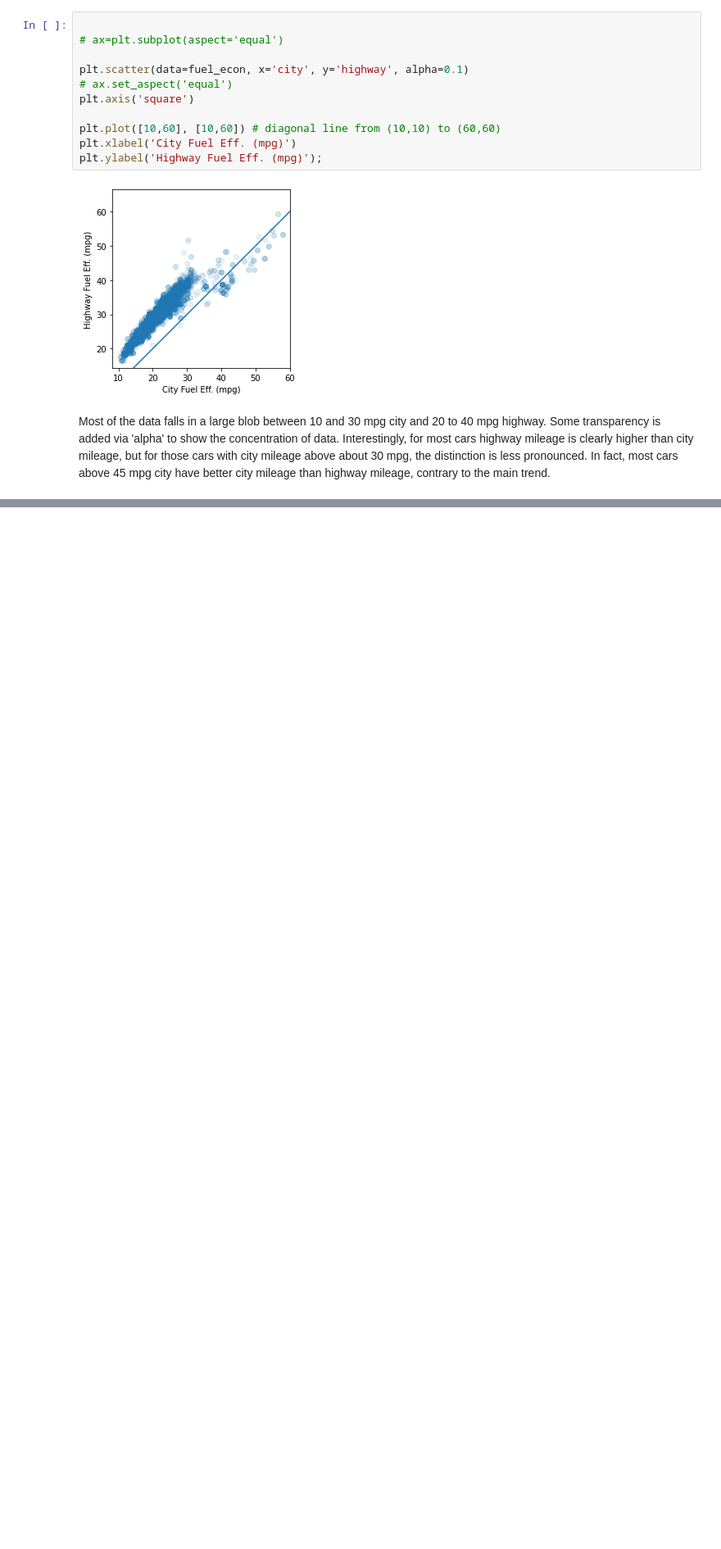
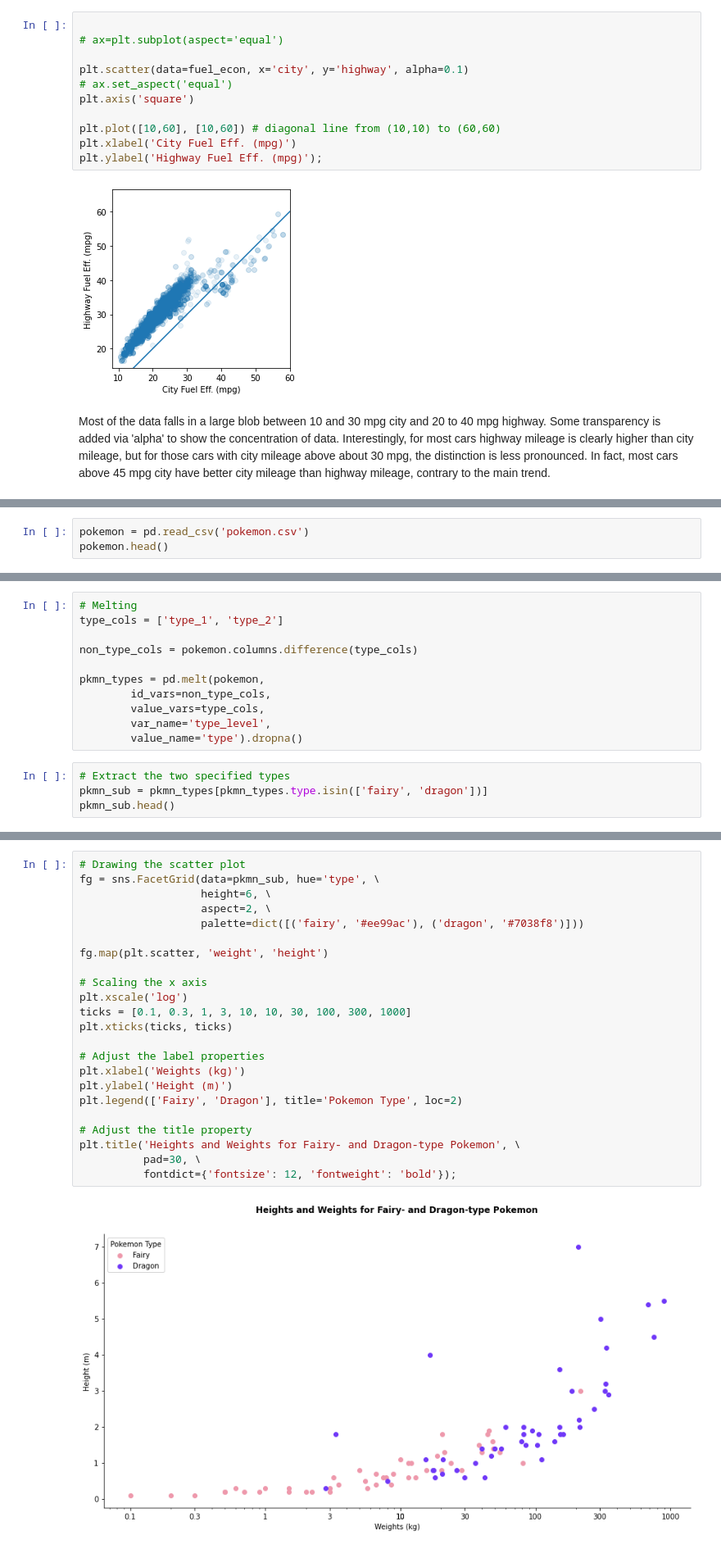
Before and after one commit to Alex-YuZ/Data-Visualization, a Jupyter notebook: Scatter_Plot.ipynb, the cells around one changed output, grey strips where cells are left out. Shown at 82% size. Saved outputs shown, nothing was run; the diff lists cells and outputs as text; blank space fills up the shorter version.

Commit message:
feat: Add demo on graph polishing

```diff
--- a/Scatter_Plot.ipynb
+++ b/Scatter_Plot.ipynb
@@ -186,0 +193,3 @@ Most of the data falls in a large blob between 10 and 30 mpg city and 20 to 40 m
+# %%
+pokemon = pd.read_csv('pokemon.csv')
+pokemon.head()
@@ -186,0 +207,15 @@ Most of the data falls in a large blob between 10 and 30 mpg city and 20 to 40 m
+# %%
+# Melting
+type_cols = ['type_1', 'type_2']
+
+non_type_cols = pokemon.columns.difference(type_cols)
+
+pkmn_types = pd.melt(pokemon,
+        id_vars=non_type_cols,
+        value_vars=type_cols,
+        var_name='type_level',
+        value_name='type').dropna()
+# %%
+# Extract the two specified types
+pkmn_sub = pkmn_types[pkmn_types.type.isin(['fairy', 'dragon'])]
+pkmn_sub.head()
@@ -186,0 +231,25 @@ Most of the data falls in a large blob between 10 and 30 mpg city and 20 to 40 m
+# %%
+# Drawing the scatter plot
+fg = sns.FacetGrid(data=pkmn_sub, hue='type', \
+                   height=6, \
+                   aspect=2, \
+                   palette=dict([('fairy', '#ee99ac'), ('dragon', '#7038f8')]))
+
+fg.map(plt.scatter, 'weight', 'height')
+
+# Scaling the x axis
+plt.xscale('log')
+ticks = [0.1, 0.3, 1, 3, 10, 10, 30, 100, 300, 1000]
+plt.xticks(ticks, ticks)
+
+# Adjust the label properties
+plt.xlabel('Weights (kg)')
+plt.ylabel('Height (m)')
+plt.legend(['Fairy', 'Dragon'], title='Pokemon Type', loc=2)
+
+# Adjust the title property
+plt.title('Heights and Weights for Fairy- and Dragon-type Pokemon', \
+          pad=30, \
+          fontdict={'fontsize': 12, 'fontweight': 'bold'});
+# %% [output]
+[figure, added]
```
Also changed, not shown: parts of 8 cells of this notebook.
